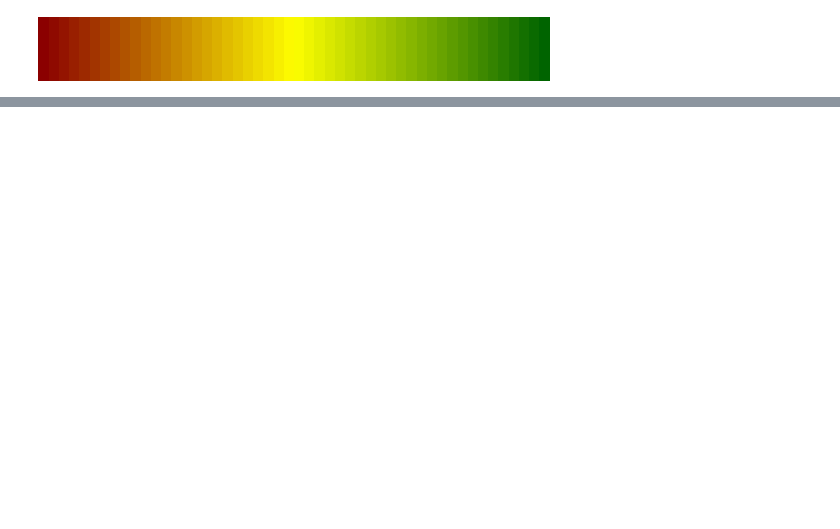
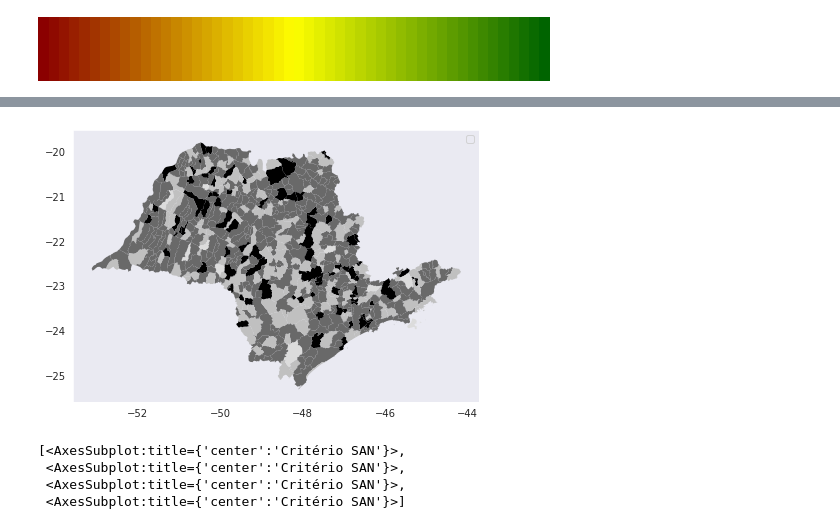
Before and after one commit to ricardormotta/food_and_nutrition_security_analysis, a Jupyter notebook: Untitled.ipynb, the cells around one changed output, grey strips where cells are left out. Drawn from its saved outputs; the diff is of its cells as text; code cells hidden in the pictures; blank space fills up the shorter version.

```diff
--- a/Untitled.ipynb
+++ b/Untitled.ipynb
@@ -712 +730,9 @@ fig.savefig(('./images/'+'NSAN'+'.png'), bbox_inches='tight')
 plt.close()
+# %%
+gdf.loc[:,'Criterio_SAN'] = df.loc[:,'Criterio_SAN'].replace(
+    {
+        10:'Ótimo',
+        7:'Bom',
+        4:'Regular',
+        0:'Ruim',
+    })
@@ -712,0 +756,28 @@ plt.close()
+# %%
+fig, ax = plt.subplots(1, figsize=(10, 5))
+plot = gdf.copy()
+color_mapping = {
+    'Ruim':'gainsboro',
+    'Regular':'silver',
+    'Bom':'dimgray',
+    'Ótimo':'black'
+}
+plot.plot(
+    color=gdf["Criterio_SAN"].map(color_mapping),
+    categorical=True,
+    edgecolor="none",
+    legend=True,
+    ax=ax,
+)
+handles, labels = ax.get_legend_handles_labels()
+plt.legend(handles, labels)
+plt.show()
+# %% [output]
+[figure, added]
+# %%
+points
+# %% [output]
+[<AxesSubplot:title={'center':'Critério SAN'}>,
+ <AxesSubplot:title={'center':'Critério SAN'}>,
+ <AxesSubplot:title={'center':'Critério SAN'}>,
+ <AxesSubplot:title={'center':'Critério SAN'}>]
```
Also changed, not shown: parts of 24 cells of this notebook, 7 other files.
